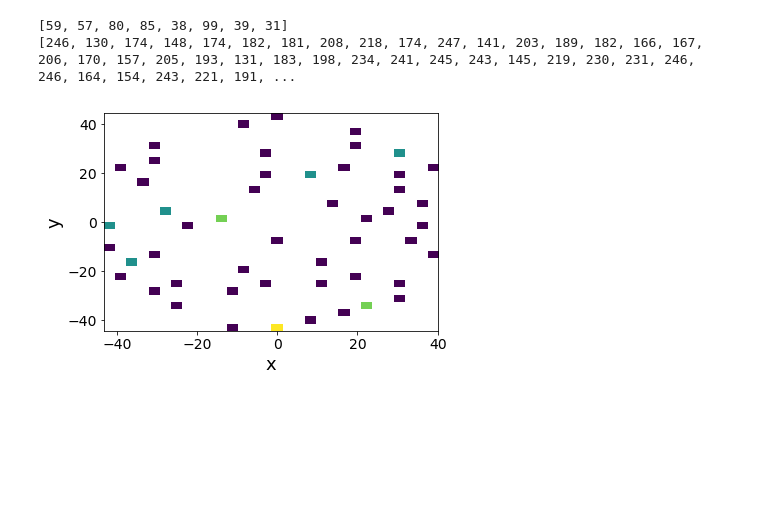
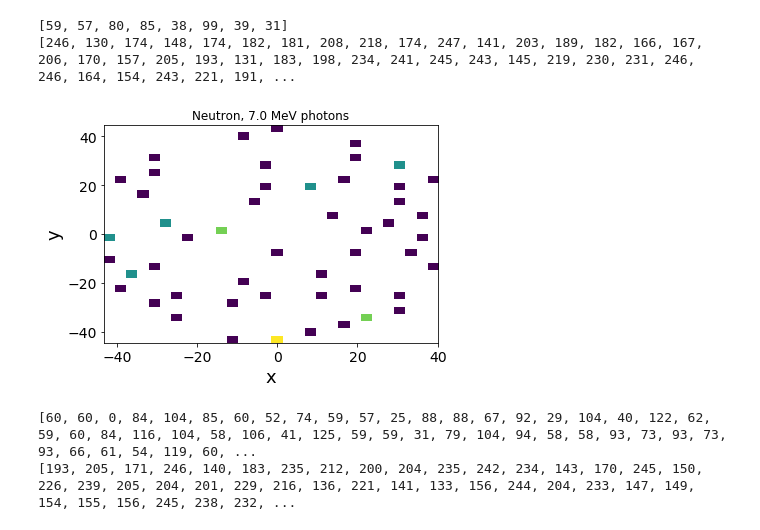
Before and after one commit to wesselrijk/XENON1T_NikhefProject, a Jupyter notebook: DataAnalysis/Simulation_hit-map.ipynb, the cells around one changed output. Drawn from its saved outputs; the diff is of its cells as text; code cells hidden in the pictures; blank space fills up the shorter version.

Commit message:
Add simulation 10 MeV

```diff
--- a/DataAnalysis/Simulation_hit-map.ipynb
+++ b/DataAnalysis/Simulation_hit-map.ipynb
@@ -76,9 +76,26 @@ for ch in hit_bottom:
 # %%
 fig, ax = plt.subplots()
 ax.hist2d(xhist,yhist, bins=(30,30), norm=mpl.colors.LogNorm())
 ax.set_xlabel("x", fontsize = 18)
 ax.set_ylabel("y", fontsize = 18)
+ax.set_title('Neutron, 7.0 MeV photons')
 ax.tick_params(axis = 'both', labelsize = 14)
-fig.savefig('HitMa')
+fig.savefig('HitMap_Simulation.png', dpi = 200)
 # %% [output]
-[figure, old version]
+[figure, new version]
+# %%
+data_10 = np.loadtxt("data_10.0MeV_neutron.dat", dtype=int, delimiter=";", usecols=1)
+
+hit_top_10 = []
+hit_bottom_10 = []
+
+for point in data_10:
+    if point in ch_top:
+        hit_top_10.append(point)
+    else:
+        hit_bottom_10.append(point)
+print(hit_top_10)
+print(hit_bottom_10)
+# %% [output]
+[60, 60, 0, 84, 104, 85, 60, 52, 74, 59, 57, 25, 88, 88, 67, 92, 29, 104, 40, 122, 62, 59, 60, 84, 116, 104, 58, 106, 41, 125, 59, 59, 31, 79, 104, 94, 58, 58, 93, 73, 93, 73, 93, 66, 61, 54, 119, 60, ...
+[193, 205, 171, 246, 140, 183, 235, 212, 200, 204, 235, 242, 234, 143, 170, 245, 150, 226, 239, 205, 204, 201, 229, 216, 136, 221, 141, 133, 156, 244, 204, 233, 147, 149, 154, 155, 156, 245, 238, 232, ...
```
Also changed, not shown: parts of 2 cells of this notebook, 6 other files.
